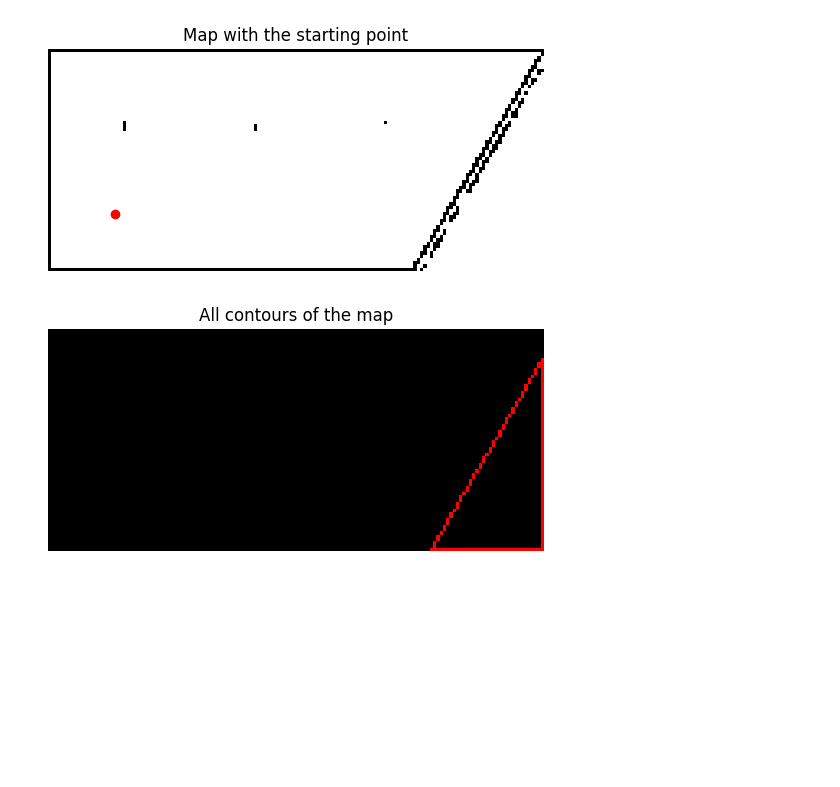
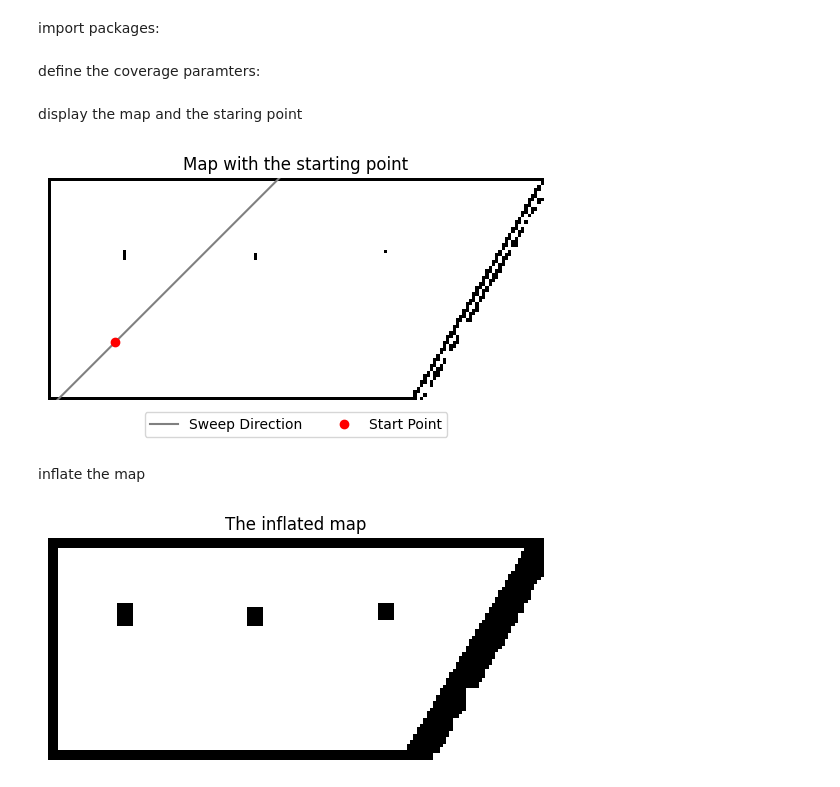
Before and after one commit to Alexbeast-CN/bcd_coverage, a Jupyter notebook: main.ipynb, the cells around one changed output. Saved outputs shown, nothing was run; the diff lists cells and outputs as text; code cells hidden in the pictures; blank space fills up the shorter version.

```diff
--- a/main.ipynb
+++ b/main.ipynb
@@ -0,0 +5,2 @@
+# %% [markdown]
+import packages:
@@ -1,47 +12,50 @@
+# %% [markdown]
+define the coverage paramters:
+# %%
+file_path = 'grid_map2.pgm'
+start = (20, 50)
+sweep_direction = -np.pi/4 # -pi/2 to pi/2
+sweep_interval = 10
+# %% [markdown]
+display the map and the staring point
 # %%
-import cv2
-import matplotlib.pyplot as plt
-import numpy as np
-
 # Load the image
-file_path = 'grid_map2.pgm'
 image = cv2.imread(file_path, cv2.IMREAD_GRAYSCALE)
 
-start = (20, 50)
+# Plot the sweep_direction
+line_p_factor = 3000
+line_x = np.linspace(start[0] - line_p_factor*np.cos(sweep_direction), start[0] + line_p_factor*np.cos(sweep_direction), line_p_factor)
+line_y = np.linspace(start[1] - line_p_factor*np.sin(sweep_direction), start[1] + line_p_factor*np.sin(sweep_direction), line_p_factor)
+
+plt.plot(line_x, line_y, 'grey', label='Sweep Direction')
+
+
 # Display the image
-plt.plot(start[0], start[1], 'ro')
+plt.plot(start[0], start[1], 'ro', label='Start Point')
 plt.title("Map with the starting point")
 plt.imshow(image, cmap='gray')
 plt.axis('off')
+
+plt.legend(loc='lower center', bbox_to_anchor=(0.5, -0.2), ncol=2)
 plt.show()
 # %% [output]
-[figure, old version]
+[figure, new version]
+# %% [markdown]
+inflate the map
 # %%
 # convert the image to binary
-ret, binary = cv2.threshold(image, 127, 255, cv2.THRESH_BINARY)
+ret, binary = cv2.threshold(image, 200, 255, cv2.THRESH_BINARY)
 
-# apply the erosion
-erode_width = 3
-erode_height = 3
-kernel = cv2.getStructuringElement(cv2.MORPH_RECT, (erode_width, erode_height))
-eroded = cv2.erode(binary, kernel, iterations=1)
-
-# Apply find contours
-contours, hierarchy = cv2.findContours(eroded, cv2.RETR_TREE, cv2.CHAIN_APPROX_SIMPLE)
-simplified_contours = []
-for cnt in contours:
-    epsilon = 0.1 * cv2.arcLength(cnt, True)
-    simplified_contour = cv2.approxPolyDP(cnt, epsilon, True)
-    simplified_contours.append(simplified_contour)
-
-# Initialize an image as rgb image to draw the polygons
-polygons_img = np.zeros((image.shape[0], image.shape[1], 3), dtype=np.uint8)
-cv2.drawContours(polygons_img, simplified_contours, 0, (255, 0, 0), 1)
+# errode the map
+erode_width = 5
+erode_height = 5
+element = cv2.getStructuringElement(cv2.MORPH_RECT, (erode_width, erode_height))
+inflated_map = cv2.erode(binary, element)
 
 # Display the result
-plt.imshow(polygons_img, cmap='gray')
-plt.title("All contours of the map")
+plt.imshow(inflated_map, cmap='gray')
+plt.title("The inflated map")
 plt.axis('off')
 plt.show()
 # %% [output]
-[figure, old version]
+[figure, new version]
```
Also changed, not shown: parts of 12 cells of this notebook, 2 other files.
